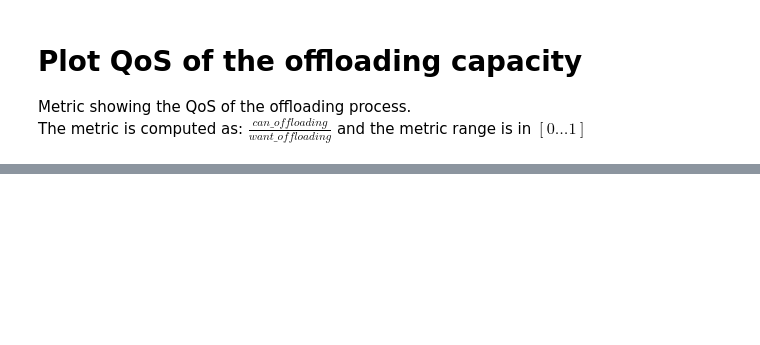
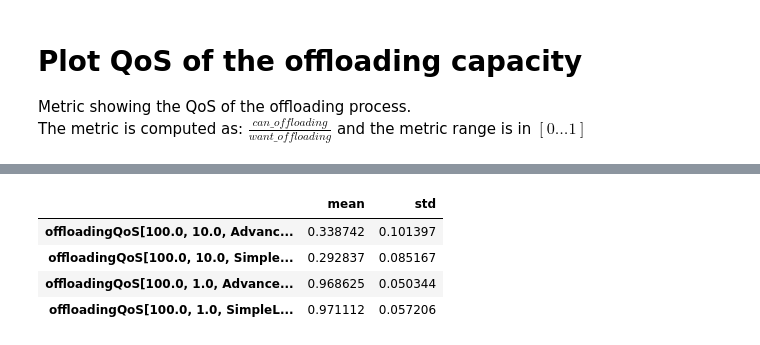
Before and after one commit to nicolasfara/reconfiguration-experiments, a Jupyter notebook: data-visualization/data-visualization.ipynb, the cells around one changed output, grey strips where cells are left out. Cells and saved outputs as stored; diff of their text form; code cells hidden in the pictures; blank space fills up the shorter version.

```diff
--- a/data-visualization/data-visualization.ipynb
+++ b/data-visualization/data-visualization.ipynb
@@ -82,3 +95,16 @@ sns.move_legend(ax, "upper left", bbox_to_anchor=(1, 1))
+# %%
+qos_dataset_mean = qos_dataset.mean().drop(["time"])
+qos_dataset_std = qos_dataset.std().drop(["time"])
+
+qos_combined = pd.concat([qos_dataset_mean, qos_dataset_std], axis=1)
+qos_combined.columns = ["mean", "std"]
+qos_combined
+# %% [output]
+|  | mean | std |
+| offloadingQoS[100.0, 10.0, Advanc... | 0.338742 | 0.101397 |
+| offloadingQoS[100.0, 10.0, Simple... | 0.292837 | 0.085167 |
+| offloadingQoS[100.0, 1.0, Advance... | 0.968625 | 0.050344 |
+| offloadingQoS[100.0, 1.0, SimpleL... | 0.971112 | 0.057206 |
 # %%
 plt.figure(figsize=(20, 10))
 ax = sns.lineplot(x="time", y="value", hue="variable", data = pd.melt(latency_dataset, ["time"]))
```
Also changed, not shown: parts of 8 cells of this notebook, 1 other file.
